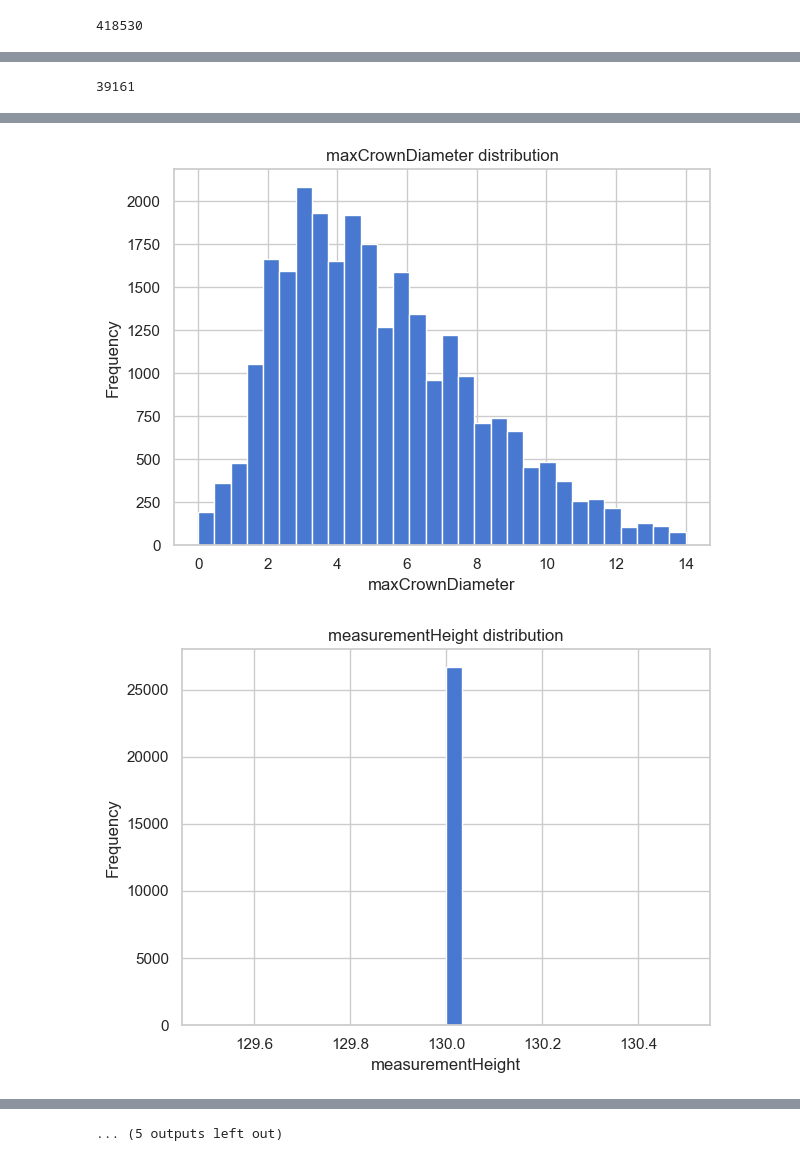
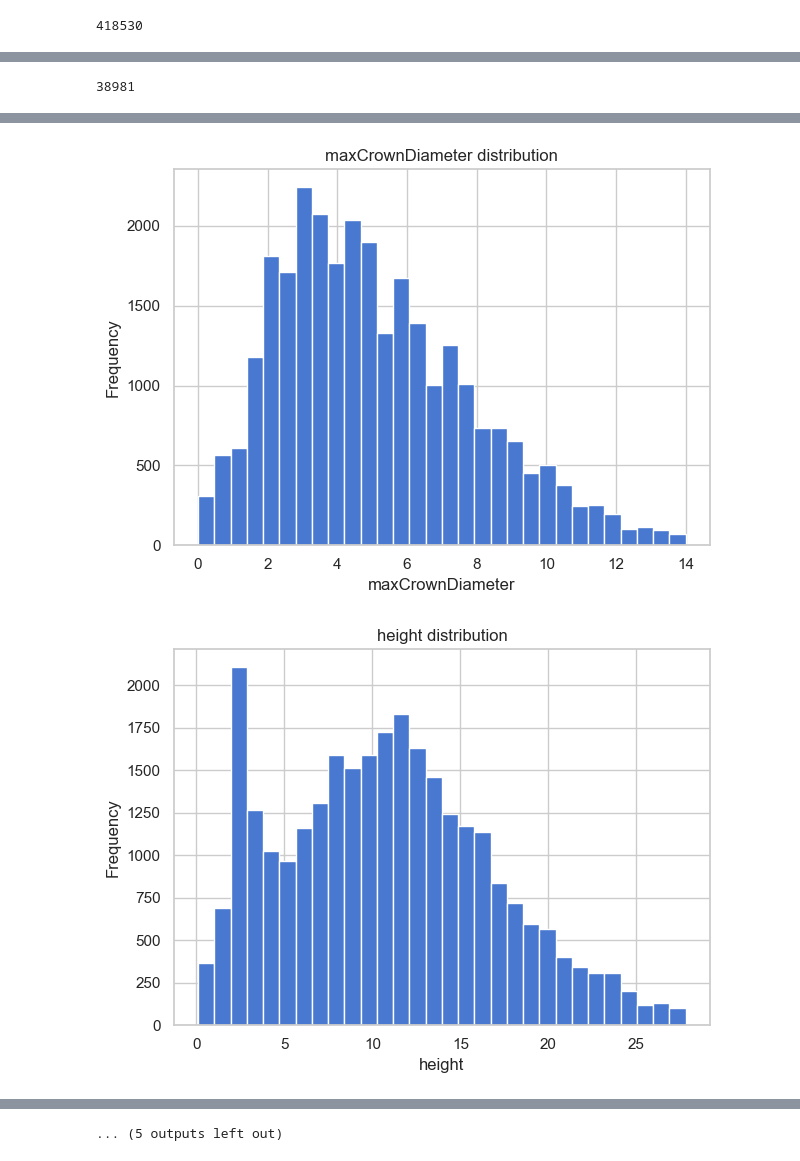
Before and after one commit to Yashvishe13/SDSC-fireready-benchmark, a Jupyter notebook: visualization.ipynb, the cells around one changed output, grey strips where cells are left out. Cells and saved outputs as stored; diff of their text form; code cells hidden in the pictures.

```diff
--- a/visualization.ipynb
+++ b/visualization.ipynb
@@ -45,31 +44,31 @@ dtype: int64
 # %%
 df = df[['plotID', 'individualID', 'growthForm', 'plantStatus',
        'maxCrownDiameter', 'scientificName', 'taxonID', 'genus', 'family',
-       'filename', 'measurementHeight', 'stemDiameter',
+       'filename', 'height', 'stemDiameter',
        'easting', 'northing', 'utmZone', 'decimalLatitude', 'decimalLongitude',
-       'stemAzimuth', 'stemDistance', 'measurementHeight_inches',
+       'stemAzimuth', 'stemDistance', 'height_inches',
        'stemDiameter_inches', 'stemDistance_inches', 'stemAzimuth_rad', 'X',
        'Y', 'site']].dropna()
 print(len(df))
 # %% [output]
-39161
+38981
 # %%
 COLUMNS = [
     'plotID', 'individualID', 'growthForm', 'plantStatus',
     'maxCrownDiameter', 'scientificName', 'taxonID', 'genus', 'family',
-    'filename', 'measurementHeight', 'stemDiameter',
+    'filename', 'height', 'stemDiameter',
     'easting', 'northing', 'utmZone', 'decimalLatitude', 'decimalLongitude',
-    'stemAzimuth', 'stemDistance', 'measurementHeight_inches',
+    'stemAzimuth', 'stemDistance', 'height_inches',
     'stemDiameter_inches', 'stemDistance_inches', 'stemAzimuth_rad',
     'X', 'Y', 'site'
 ]
 
 # Numeric columns to summarize and detect outliers on
 NUMERIC_COLS = [
-    'maxCrownDiameter', 'measurementHeight', 'stemDiameter',
+    'maxCrownDiameter', 'height', 'stemDiameter',
     'easting', 'northing', 'decimalLatitude', 'decimalLongitude',
     'stemAzimuth', 'stemDistance',
-    'measurementHeight_inches', 'stemDiameter_inches',
+    'height_inches', 'stemDiameter_inches',
     'stemDistance_inches', 'stemAzimuth_rad',
     'X', 'Y'
 ]
@@ -158,2 +157,2 @@ Y                                   177     0.663841
-[figure, old version]
+[figure, new version]
-[figure, old version]
+[figure, new version]
```
Also changed, not shown: parts of 7 cells of this notebook.
